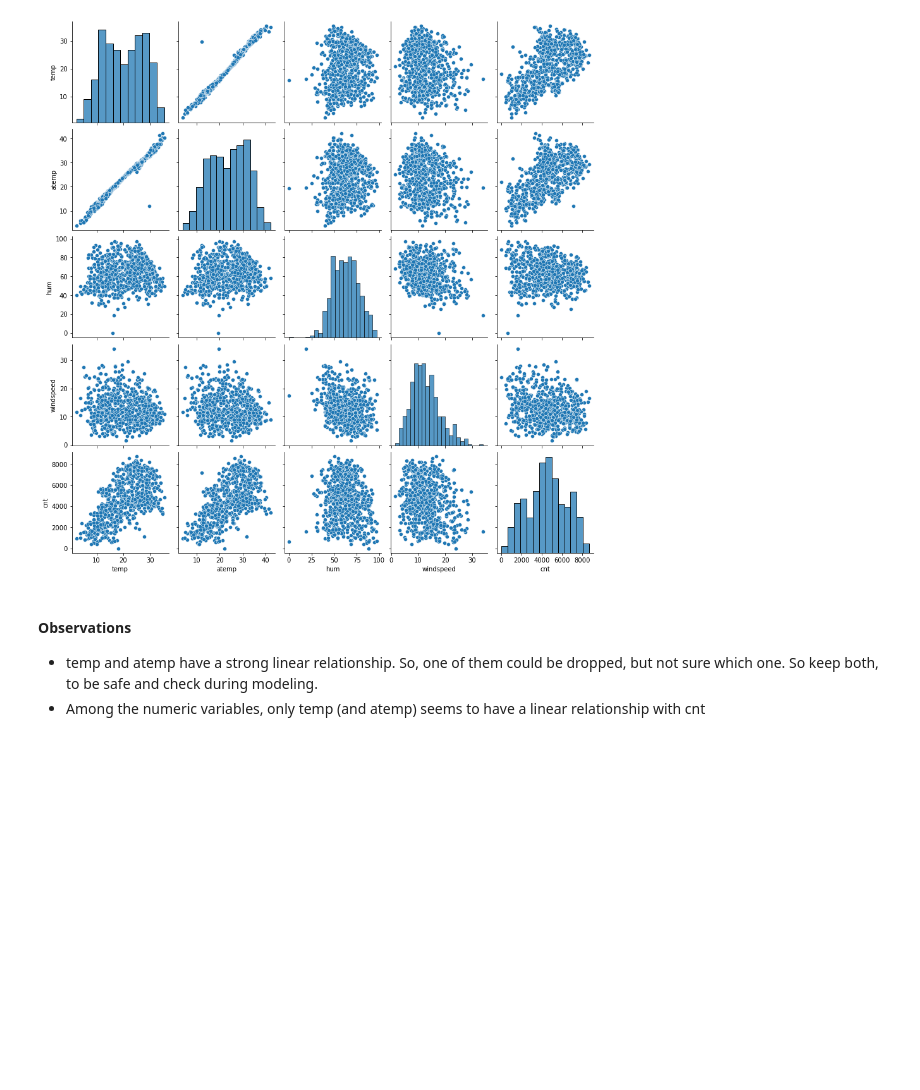
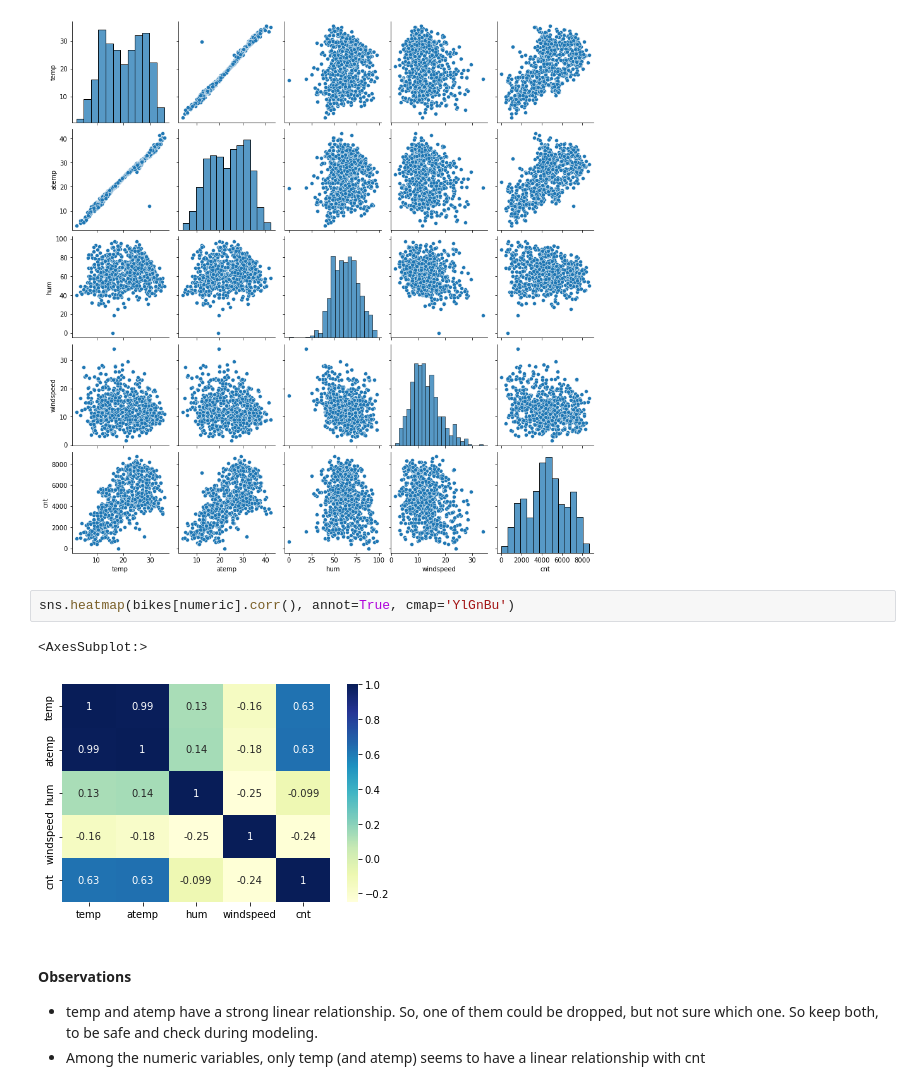
Before and after one commit to kavurisrikanth/boombikes, a Jupyter notebook: boombikes.ipynb, the cells around one changed output. Cells and saved outputs as stored; diff of their text form; blank space fills up the shorter version.

```diff
--- a/boombikes.ipynb
+++ b/boombikes.ipynb
@@ -77,6 +77,11 @@ sns.pairplot(bikes[numeric])
 plt.show()
 # %% [output]
 [figure]
+# %%
+sns.heatmap(bikes[numeric].corr(), annot=True, cmap='YlGnBu')
+# %% [output]
+<AxesSubplot:>
+[figure, added]
 # %% [markdown]
 #### Observations
 * temp and atemp have a strong linear relationship. So, one of them could be dropped, but not sure which one. So keep both, to be safe and check during modeling.
```
Also changed, not shown: parts of 3 cells of this notebook, 2 other files.
